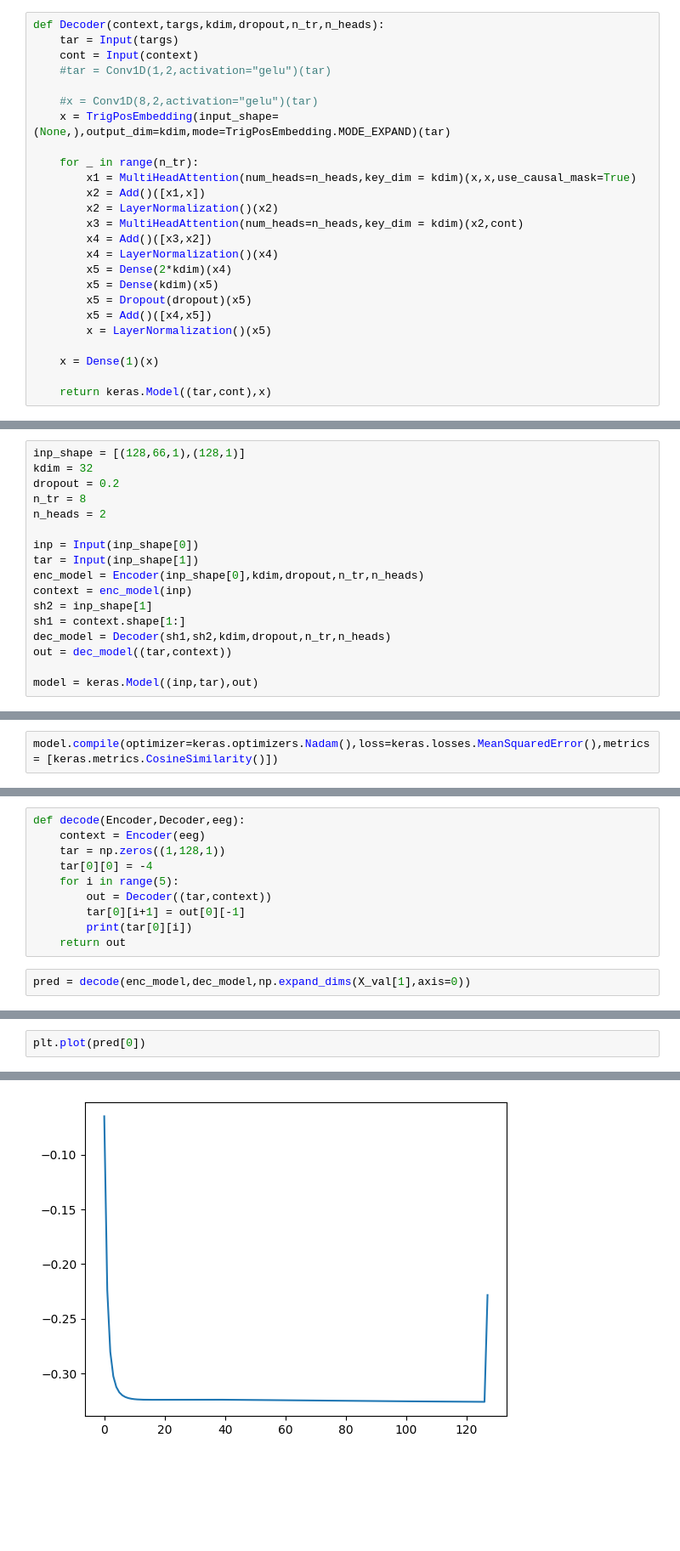
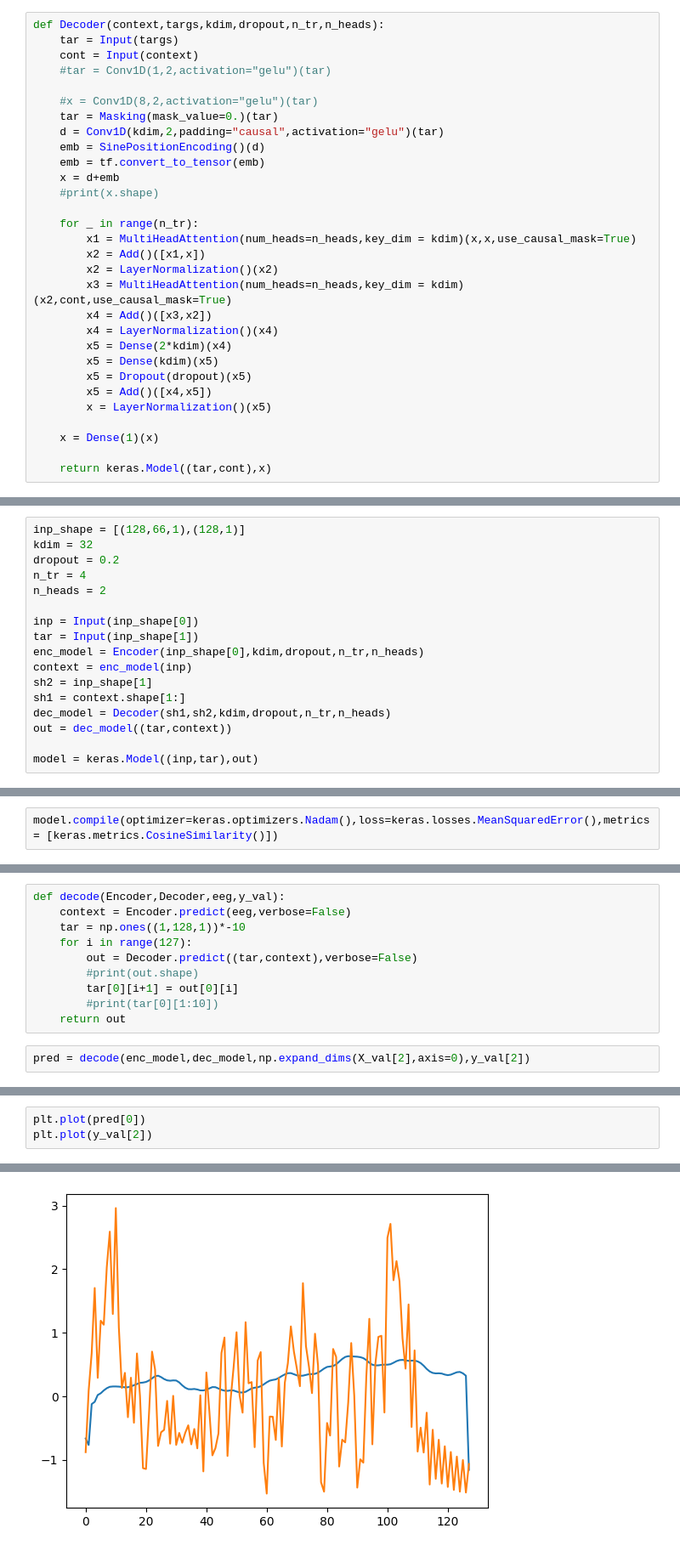
Before and after one commit to sofiboselli/MasterThesis, a Jupyter notebook: Python/Transformer.ipynb, the cells around one changed output, grey strips where cells are left out. Shown at 85% size. Saved outputs shown, nothing was run; the diff lists cells and outputs as text; blank space fills up the shorter version.

```diff
--- a/Python/Transformer.ipynb
+++ b/Python/Transformer.ipynb
@@ -303,13 +185,18 @@ def Decoder(context,targs,kdim,dropout,n_tr,n_heads):
     #tar = Conv1D(1,2,activation="gelu")(tar)
 
     #x = Conv1D(8,2,activation="gelu")(tar)
-    x = TrigPosEmbedding(input_shape=(None,),output_dim=kdim,mode=TrigPosEmbedding.MODE_EXPAND)(tar)
+    tar = Masking(mask_value=0.)(tar)
+    d = Conv1D(kdim,2,padding="causal",activation="gelu")(tar)
+    emb = SinePositionEncoding()(d)
+    emb = tf.convert_to_tensor(emb)
+    x = d+emb
+    #print(x.shape)
 
     for _ in range(n_tr):
         x1 = MultiHeadAttention(num_heads=n_heads,key_dim = kdim)(x,x,use_causal_mask=True)
         x2 = Add()([x1,x])
         x2 = LayerNormalization()(x2)
-        x3 = MultiHeadAttention(num_heads=n_heads,key_dim = kdim)(x2,cont)
+        x3 = MultiHeadAttention(num_heads=n_heads,key_dim = kdim)(x2,cont,use_causal_mask=True)
         x4 = Add()([x3,x2])
         x4 = LayerNormalization()(x4)
         x5 = Dense(2*kdim)(x4)
@@ -336,7 +223,7 @@ def Transformer(inp_shape,kdim,dropout,n_tr,n_heads):
 inp_shape = [(128,66,1),(128,1)]
 kdim = 32
 dropout = 0.2
-n_tr = 8
+n_tr = 4
 n_heads = 2
 
 inp = Input(inp_shape[0])
@@ -359,14 +268,14 @@ Epoch 1/10
 Epoch 2/10
 KeyboardInterrupt:
 # %%
-def decode(Encoder,Decoder,eeg):
-    context = Encoder(eeg)
-    tar = np.zeros((1,128,1))
-    tar[0][0] = -4
-    for i in range(5):
-        out = Decoder((tar,context))
-        tar[0][i+1] = out[0][-1]
-        print(tar[0][i])
+def decode(Encoder,Decoder,eeg,y_val):
+    context = Encoder.predict(eeg,verbose=False)
+    tar = np.ones((1,128,1))*-10
+    for i in range(127):
+        out = Decoder.predict((tar,context),verbose=False)
+        #print(out.shape)
+        tar[0][i+1] = out[0][i]
+        #print(tar[0][1:10])
     return out
 # %%
-pred = decode(enc_model,dec_model,np.expand_dims(X_val[1],axis=0))
+pred = decode(enc_model,dec_model,np.expand_dims(X_val[2],axis=0),y_val[2])
@@ -379,5 +282,6 @@ pred = decode(enc_model,dec_model,np.expand_dims(X_val[1],axis=0))
 # %%
 plt.plot(pred[0])
+plt.plot(y_val[2])
 # %% [output]
 [<matplotlib.lines.Line2D at 0x...>]
-[figure, old version]
+[figure, new version]
```
Also changed, not shown: parts of 30 cells of this notebook.
